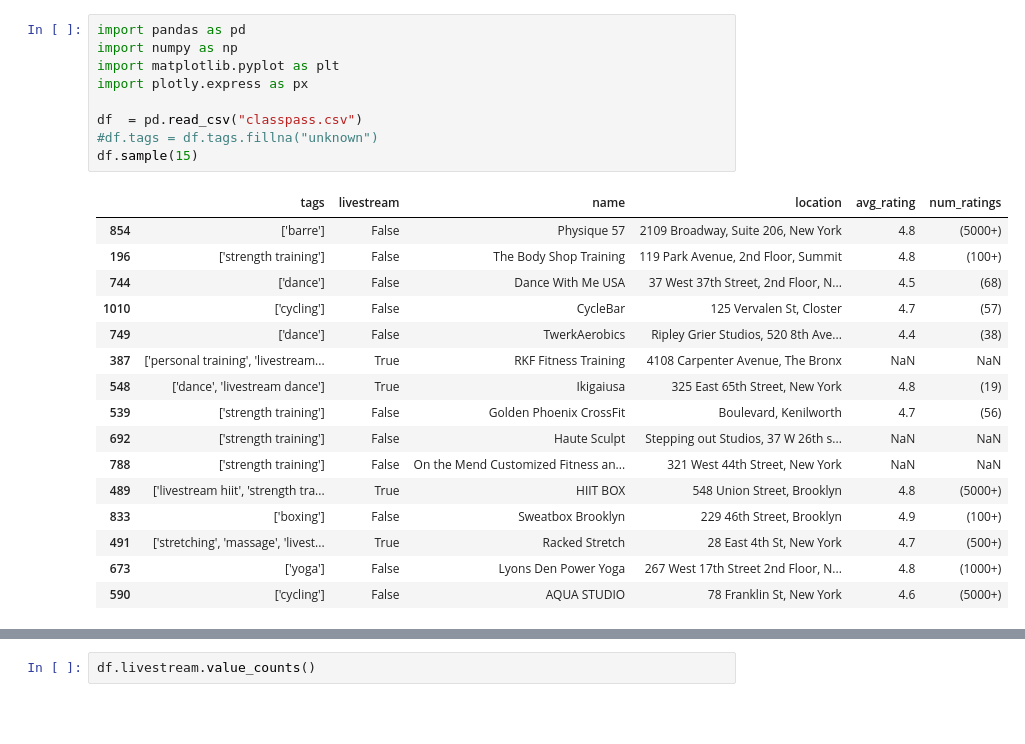
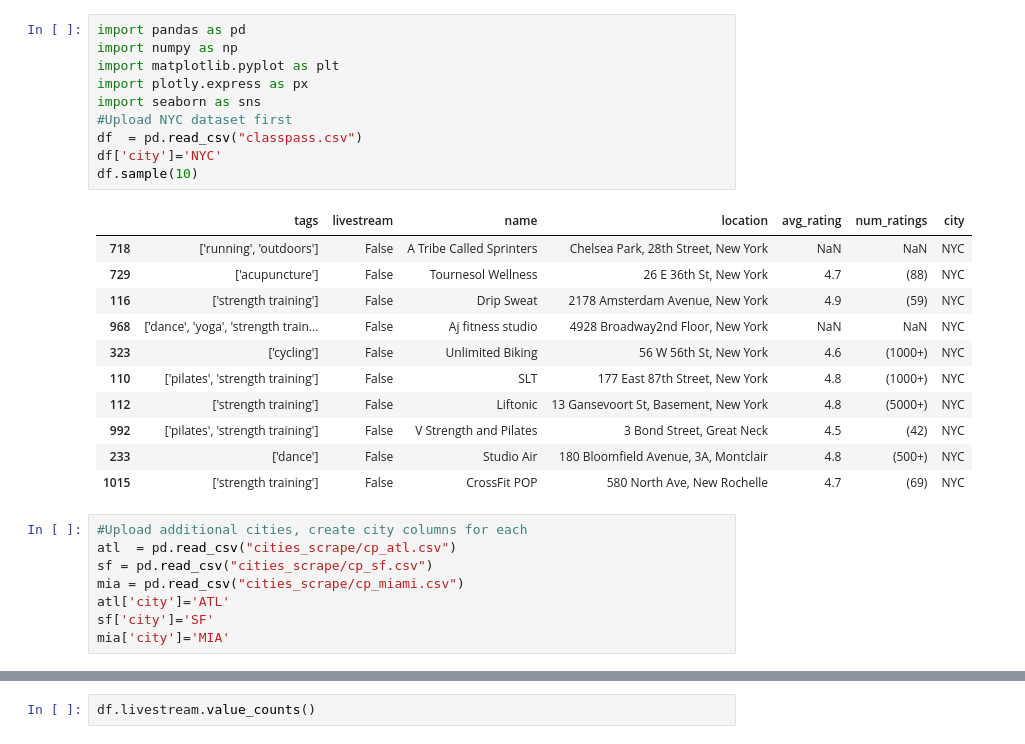
Before and after one commit to emilywang10/cpwebscraping, a Jupyter notebook: CP_notebook.ipynb, the cells around one changed output, grey strips where cells are left out. Drawn from its saved outputs; the diff is of its cells as text; blank space fills up the shorter version.

```diff
--- a/CP_notebook.ipynb
+++ b/CP_notebook.ipynb
@@ -1,26 +1,30 @@
 # %%
 import pandas as pd
 import numpy as np
 import matplotlib.pyplot as plt
 import plotly.express as px
-
+import seaborn as sns
+#Upload NYC dataset first
 df  = pd.read_csv("classpass.csv")
-#df.tags = df.tags.fillna("unknown")
-df.sample(15)
+df['city']='NYC'
+df.sample(10)
 # %% [output]
-|  | tags | livestream | name | location | avg_rating | num_ratings |
-| 854 | ['barre'] | False | Physique 57 | 2109 Broadway, Suite 206, New York | 4.8 | (5000+) |
-| 196 | ['strength training'] | False | The Body Shop Training | 119 Park Avenue, 2nd Floor, Summit | 4.8 | (100+) |
-| 744 | ['dance'] | False | Dance With Me USA | 37 West 37th Street, 2nd Floor, N... | 4.5 | (68) |
-| 1010 | ['cycling'] | False | CycleBar | 125 Vervalen St, Closter | 4.7 | (57) |
-| 749 | ['dance'] | False | TwerkAerobics | Ripley Grier Studios, 520 8th Ave... | 4.4 | (38) |
-| 387 | ['personal training', 'livestream... | True | RKF Fitness Training | 4108 Carpenter Avenue, The Bronx | NaN | NaN |
-| 548 | ['dance', 'livestream dance'] | True | Ikigaiusa | 325 East 65th Street, New York | 4.8 | (19) |
-| 539 | ['strength training'] | False | Golden Phoenix CrossFit | Boulevard, Kenilworth | 4.7 | (56) |
-| 692 | ['strength training'] | False | Haute Sculpt | Stepping out Studios, 37 W 26th s... | NaN | NaN |
-| 788 | ['strength training'] | False | On the Mend Customized Fitness an... | 321 West 44th Street, New York | NaN | NaN |
-| 489 | ['livestream hiit', 'strength tra... | True | HIIT BOX | 548 Union Street, Brooklyn | 4.8 | (5000+) |
-| 833 | ['boxing'] | False | Sweatbox Brooklyn | 229 46th Street, Brooklyn | 4.9 | (100+) |
-| 491 | ['stretching', 'massage', 'livest... | True | Racked Stretch | 28 East 4th St, New York | 4.7 | (500+) |
-| 673 | ['yoga'] | False | Lyons Den Power Yoga | 267 West 17th Street 2nd Floor, N... | 4.8 | (1000+) |
-| 590 | ['cycling'] | False | AQUA STUDIO | 78 Franklin St, New York | 4.6 | (5000+) |
+|  | tags | livestream | name | location | avg_rating | num_ratings | city |
+| 718 | ['running', 'outdoors'] | False | A Tribe Called Sprinters | Chelsea Park, 28th Street, New York | NaN | NaN | NYC |
+| 729 | ['acupuncture'] | False | Tournesol Wellness | 26 E 36th St, New York | 4.7 | (88) | NYC |
+| 116 | ['strength training'] | False | Drip Sweat | 2178 Amsterdam Avenue, New York | 4.9 | (59) | NYC |
+| 968 | ['dance', 'yoga', 'strength train... | False | Aj fitness studio | 4928 Broadway2nd Floor, New York | NaN | NaN | NYC |
+| 323 | ['cycling'] | False | Unlimited Biking | 56 W 56th St, New York | 4.6 | (1000+) | NYC |
+| 110 | ['pilates', 'strength training'] | False | SLT | 177 East 87th Street, New York | 4.8 | (1000+) | NYC |
+| 112 | ['strength training'] | False | Liftonic | 13 Gansevoort St, Basement, New York | 4.8 | (5000+) | NYC |
+| 992 | ['pilates', 'strength training'] | False | V Strength and Pilates | 3 Bond Street, Great Neck | 4.5 | (42) | NYC |
+| 233 | ['dance'] | False | Studio Air | 180 Bloomfield Avenue, 3A, Montclair | 4.8 | (500+) | NYC |
+| 1015 | ['strength training'] | False | CrossFit POP | 580 North Ave, New Rochelle | 4.7 | (69) | NYC |
+# %%
+#Upload additional cities, create city columns for each
+atl  = pd.read_csv("cities_scrape/cp_atl.csv")
+sf = pd.read_csv("cities_scrape/cp_sf.csv")
+mia = pd.read_csv("cities_scrape/cp_miami.csv")
+atl['city']='ATL'
+sf['city']='SF'
+mia['city']='MIA'
```
Also changed, not shown: parts of 15 cells of this notebook.
